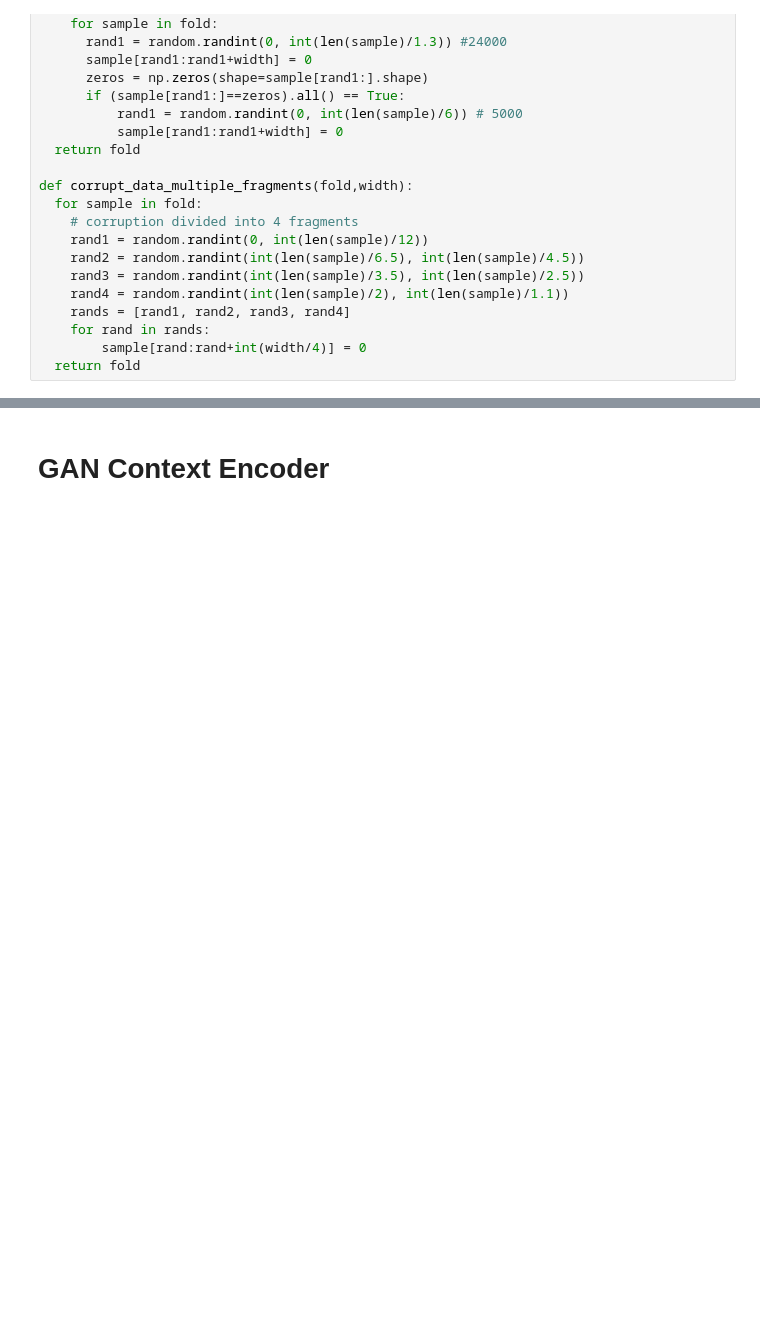
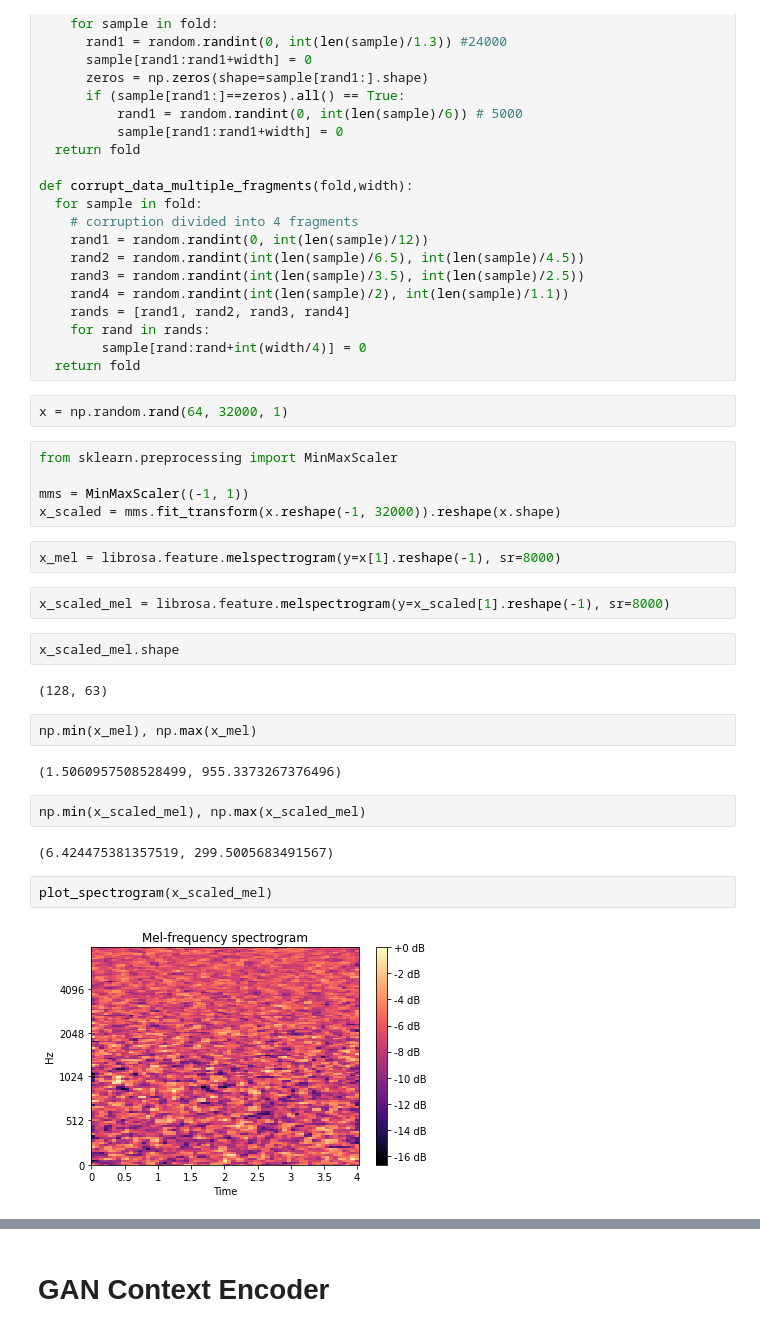
Before and after one commit to LIMUNIMI/TM-Pedretti_Davide-Sound_classification_in_the_presence_of_missing_samples, a Jupyter notebook: Spectrogram_reconstruction.ipynb, the cells around one changed output, grey strips where cells are left out. Saved outputs shown, nothing was run; the diff lists cells and outputs as text; blank space fills up the shorter version.

```diff
--- a/Spectrogram_reconstruction.ipynb
+++ b/Spectrogram_reconstruction.ipynb
@@ -164,3 +163,30 @@ def corrupt_data_multiple_fragments(fold,width):
     for rand in rands:
         sample[rand:rand+int(width/4)] = 0
   return fold
+# %%
+x = np.random.rand(64, 32000, 1)
+# %%
+from sklearn.preprocessing import MinMaxScaler
+
+mms = MinMaxScaler((-1, 1))
+x_scaled = mms.fit_transform(x.reshape(-1, 32000)).reshape(x.shape)
+# %%
+x_mel = librosa.feature.melspectrogram(y=x[1].reshape(-1), sr=8000)
+# %%
+x_scaled_mel = librosa.feature.melspectrogram(y=x_scaled[1].reshape(-1), sr=8000)
+# %%
+x_scaled_mel.shape
+# %% [output]
+(128, 63)
+# %%
+np.min(x_mel), np.max(x_mel)
+# %% [output]
+(1.5060957508528499, 955.3373267376496)
+# %%
+np.min(x_scaled_mel), np.max(x_scaled_mel)
+# %% [output]
+(6.424475381357519, 299.5005683491567)
+# %%
+plot_spectrogram(x_scaled_mel)
+# %% [output]
+[figure, added]
```
Also changed, not shown: parts of 8 cells of this notebook.
